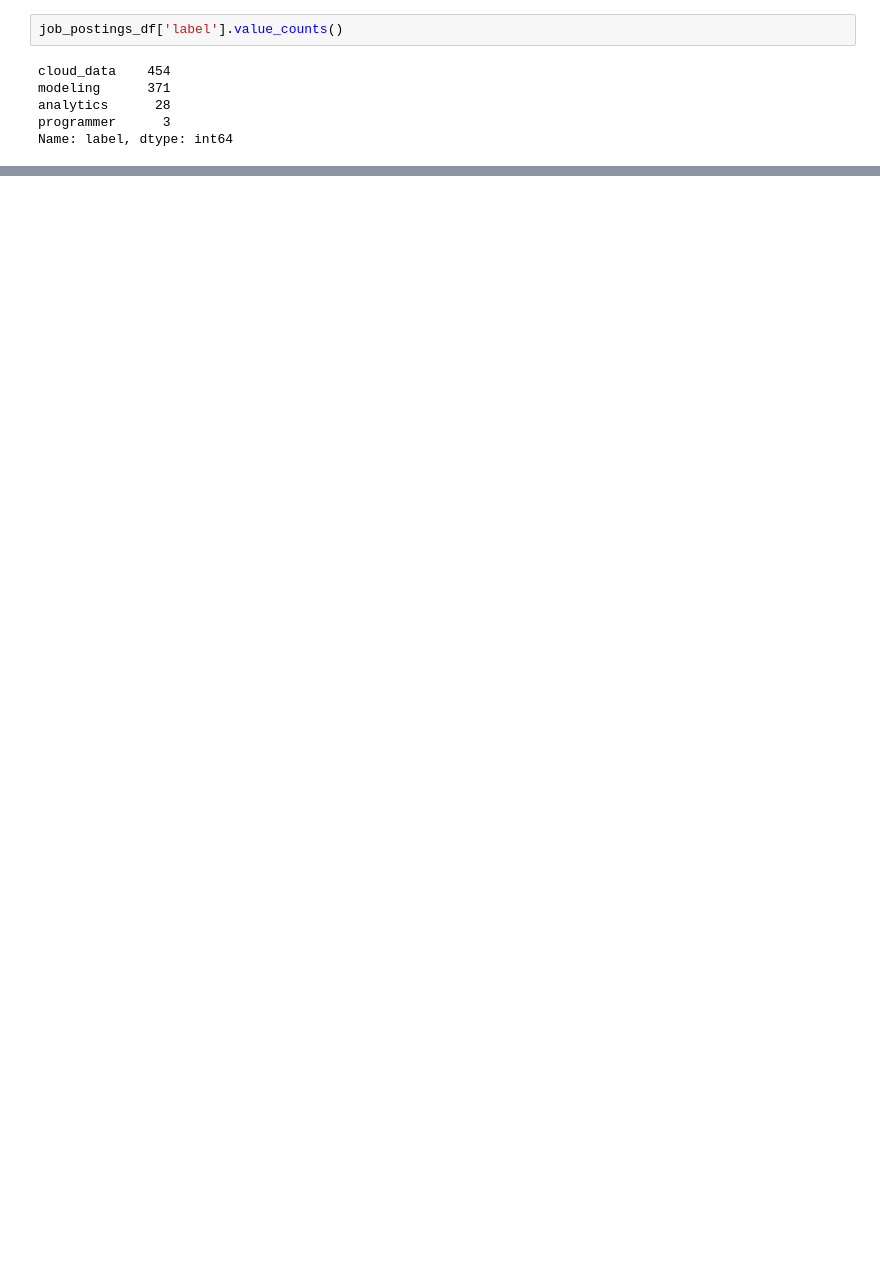
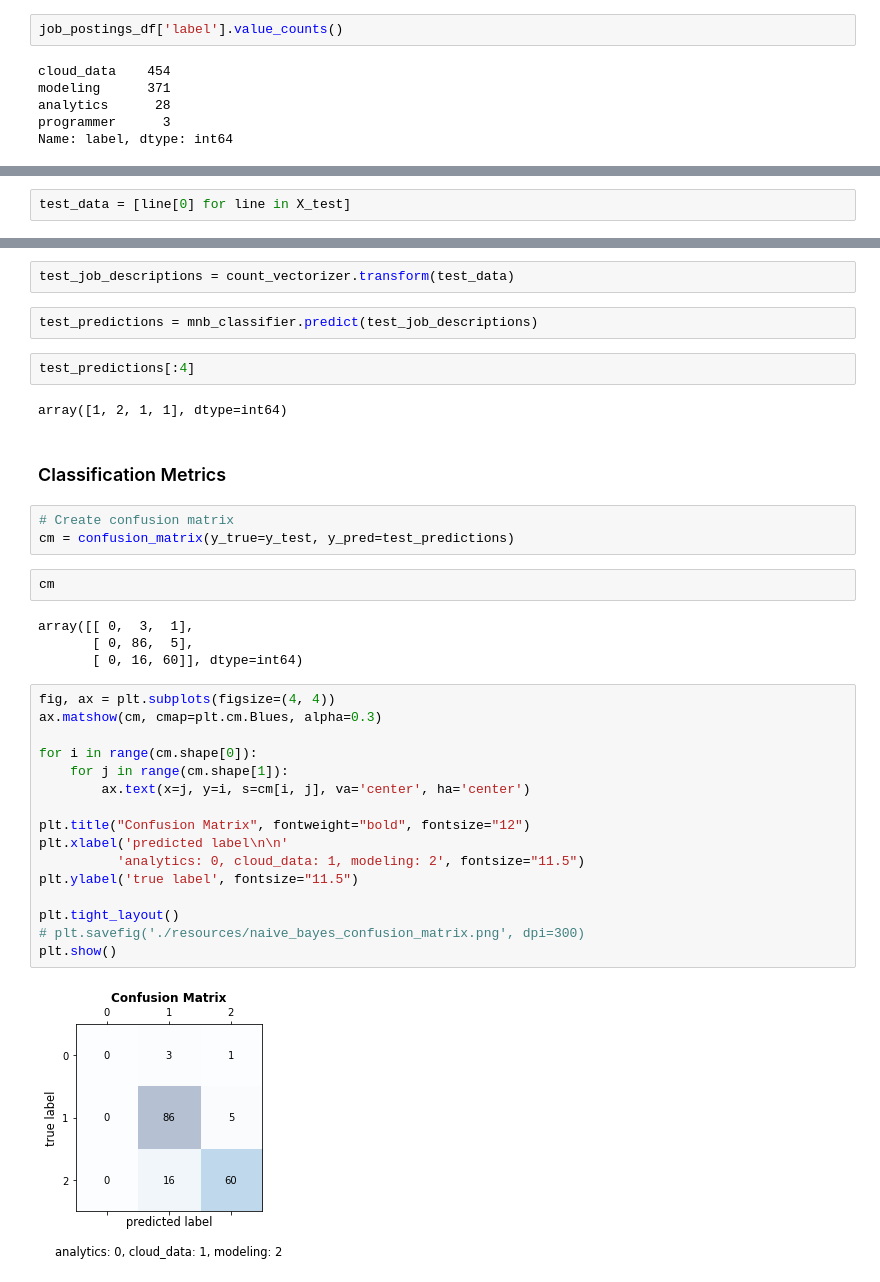
Before and after one commit to mwalbers1/DSC-609-Summer-2022, a Jupyter notebook: Machine_Learning_Final_Project.ipynb, the cells around one changed output, grey strips where cells are left out. Saved outputs shown, nothing was run; the diff lists cells and outputs as text; blank space fills up the shorter version.

Commit message:
feat: Add Naive Bayes classifier
Train and test Naive Bayes classification model

```diff
--- a/Machine_Learning_Final_Project.ipynb
+++ b/Machine_Learning_Final_Project.ipynb
@@ -621,0 +791,2 @@ Name: label, dtype: int64
+# %%
+test_data = [line[0] for line in X_test]
@@ -621,0 +800,37 @@ Name: label, dtype: int64
+# %%
+test_job_descriptions = count_vectorizer.transform(test_data)
+# %%
+test_predictions = mnb_classifier.predict(test_job_descriptions)
+# %%
+test_predictions[:4]
+# %% [output]
+array([1, 2, 1, 1], dtype=int64)
+# %% [markdown]
+### Classification Metrics
+# %%
+# Create confusion matrix
+cm = confusion_matrix(y_true=y_test, y_pred=test_predictions)
+# %%
+cm
+# %% [output]
+array([[ 0,  3,  1],
+       [ 0, 86,  5],
+       [ 0, 16, 60]], dtype=int64)
+# %%
+fig, ax = plt.subplots(figsize=(4, 4))
+ax.matshow(cm, cmap=plt.cm.Blues, alpha=0.3)
+
+for i in range(cm.shape[0]):
+    for j in range(cm.shape[1]):
+        ax.text(x=j, y=i, s=cm[i, j], va='center', ha='center')
+
+plt.title("Confusion Matrix", fontweight="bold", fontsize="12")
+plt.xlabel('predicted label\n\n'
+          'analytics: 0, cloud_data: 1, modeling: 2', fontsize="11.5")
+plt.ylabel('true label', fontsize="11.5")
+
+plt.tight_layout()
+# plt.savefig('./resources/naive_bayes_confusion_matrix.png', dpi=300)
+plt.show()
+# %% [output]
+[figure, added]
```
Also changed, not shown: parts of 43 cells of this notebook.
